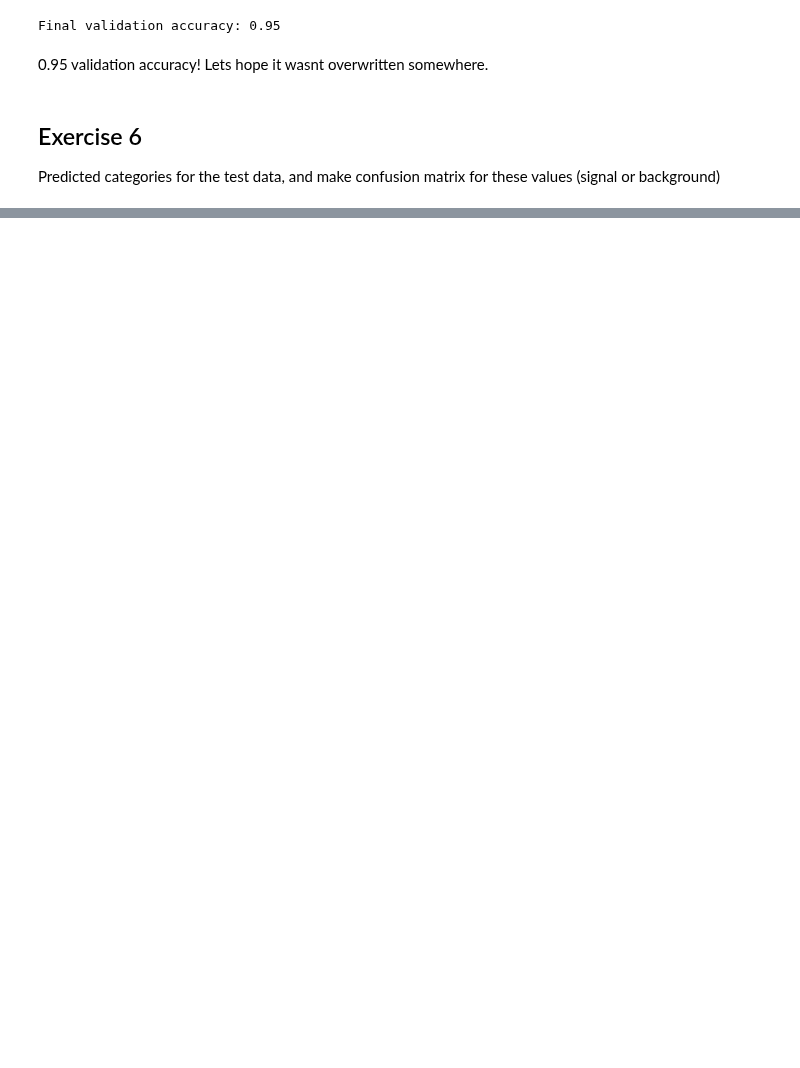
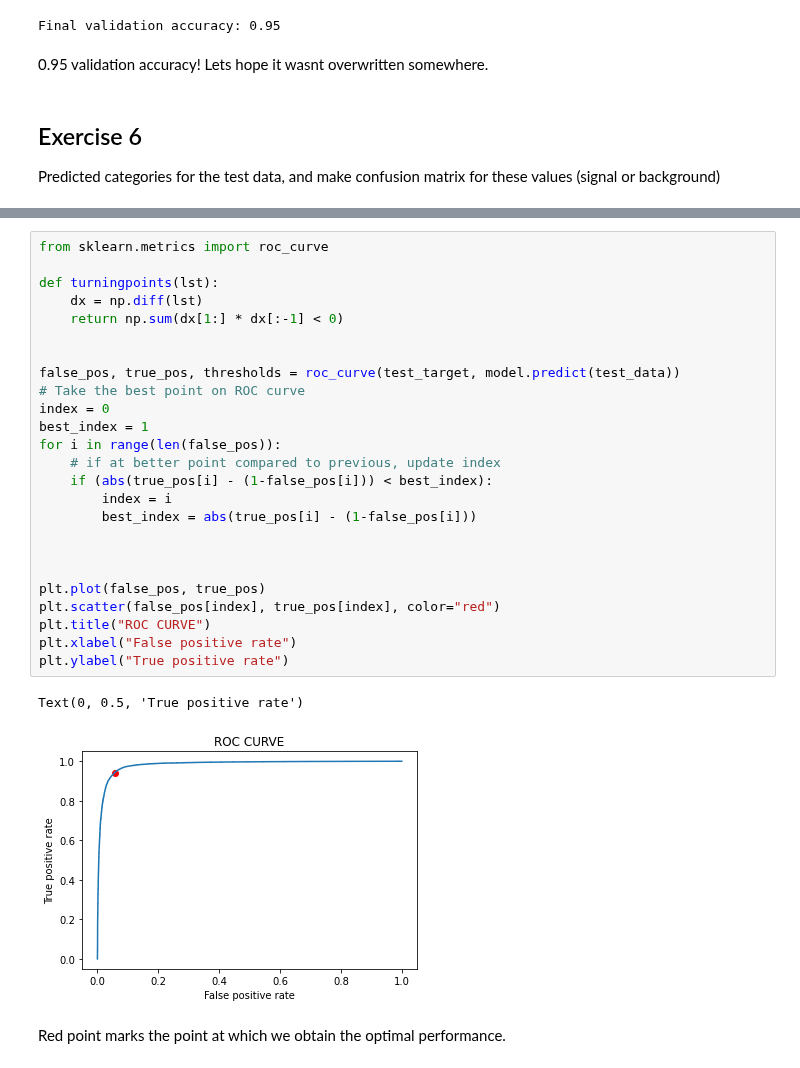
Before and after one commit to CasperMcTavish/DAML, a Jupyter notebook: DAMLCP13/CP13-WAITON-S1739002.ipynb, the cells around one changed output, grey strips where cells are left out. Drawn from its saved outputs; the diff is of its cells as text; blank space fills up the shorter version.

```diff
--- a/DAMLCP13/CP13-WAITON-S1739002.ipynb
+++ b/DAMLCP13/CP13-WAITON-S1739002.ipynb
@@ -508,0 +503,30 @@ This appears to not be working...I dont have time to make it work. Sorry!
+# %%
+from sklearn.metrics import roc_curve
+
+def turningpoints(lst):
+    dx = np.diff(lst)
+    return np.sum(dx[1:] * dx[:-1] < 0)
+
+
+false_pos, true_pos, thresholds = roc_curve(test_target, model.predict(test_data))
+# Take the best point on ROC curve
+index = 0
+best_index = 1
+for i in range(len(false_pos)):
+    # if at better point compared to previous, update index
+    if (abs(true_pos[i] - (1-false_pos[i])) < best_index):
+        index = i
+        best_index = abs(true_pos[i] - (1-false_pos[i]))
+
+
+
+plt.plot(false_pos, true_pos)
+plt.scatter(false_pos[index], true_pos[index], color="red")
+plt.title("ROC CURVE")
+plt.xlabel("False positive rate")
+plt.ylabel("True positive rate")
+# %% [output]
+Text(0, 0.5, 'True positive rate')
+[figure, added]
+# %% [markdown]
+Red point marks the point at which we obtain the optimal performance.
```
Also changed, not shown: parts of 15 cells of this notebook, 2 other files.
